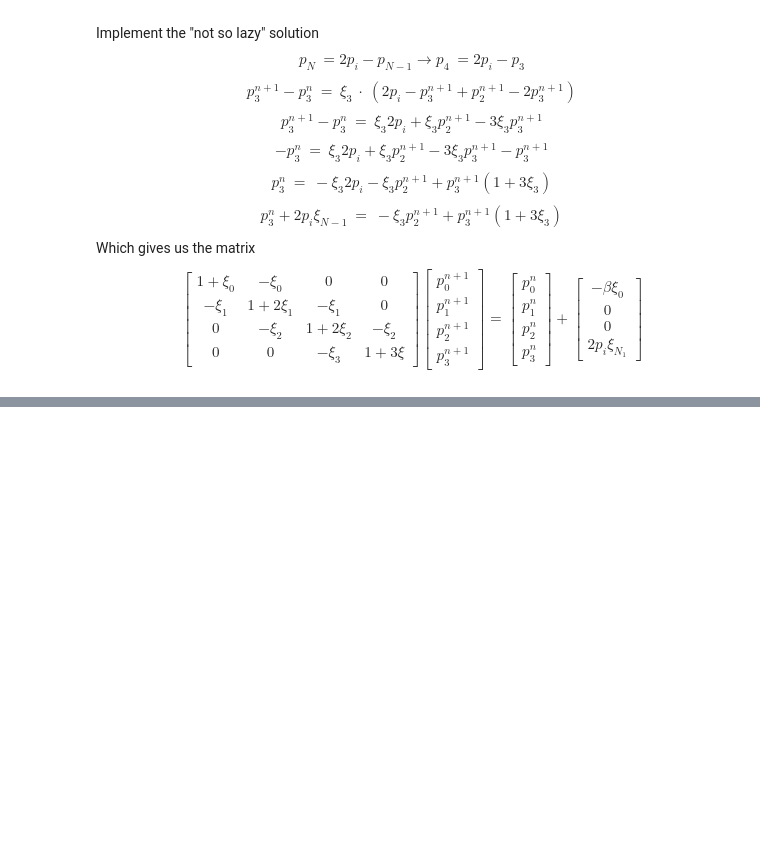
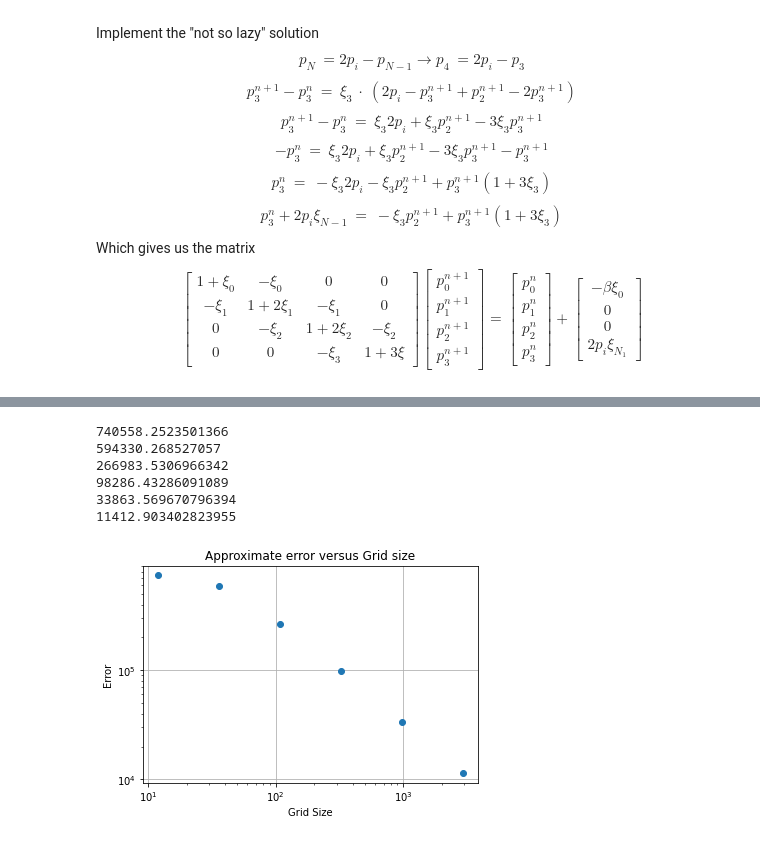
Before and after one commit to olufisayo-akindele/Modelling, a Jupyter notebook: size of a reservoir.ipynb, the cells around one changed output, grey strips where cells are left out. Cells and saved outputs as stored; diff of their text form; code cells hidden in the pictures; blank space fills up the shorter version.

```diff
--- a/size of a reservoir.ipynb
+++ b/size of a reservoir.ipynb
@@ -802,0 +657,23 @@ https://www.cs.auckland.ac.nz/courses/compsci369s1c/lectures/GG-notes/Z-archive2
+# %%
+N=[4*3**i for i in range(1,7)]
+approx_error=[]
+for i in N:
+    f=Project(i, dt=2)
+    e=f.approx_err() #/100000 #scaling
+    print(e)
+    approx_error.append(e)
+plt.plot(N, approx_error, 'o')
+plt.xscale('log')
+plt.yscale('log')
+plt.title("Approximate error versus Grid size")
+plt.xlabel("Grid Size")
+plt.ylabel("Error")
+plt.grid()
+# %% [output]
+740558.2523501366
+594330.268527057
+266983.5306966342
+98286.43286091089
+33863.569670796394
+11412.903402823955
+[figure, added]
```
Also changed, not shown: parts of 67 cells of this notebook, 1 other file.
